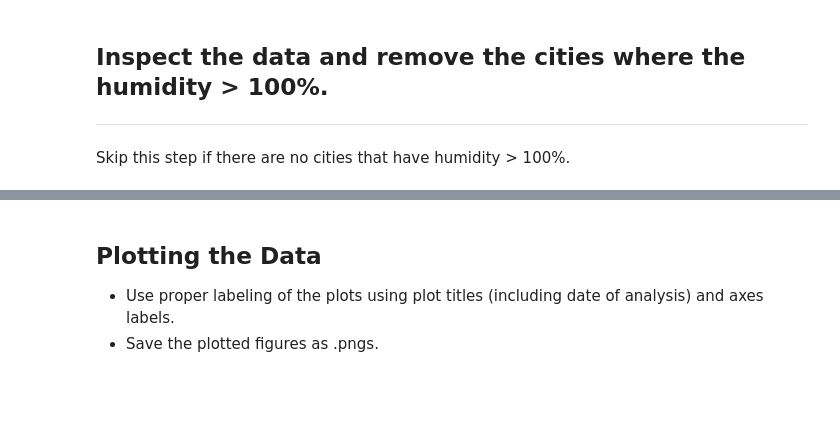
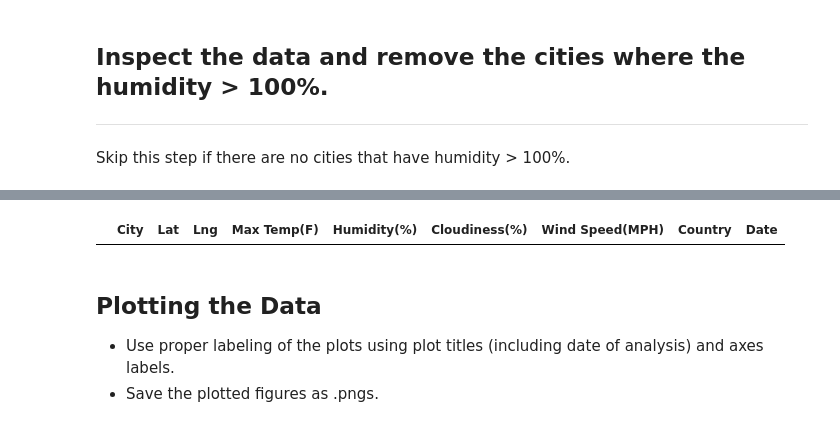
Before and after one commit to kj119/UCI_HomeWork_Jiang, a Jupyter notebook: Python-API-Challenge/WeatherPy/WeatherPy.ipynb, the cells around one changed output, grey strips where cells are left out. Saved outputs shown, nothing was run; the diff lists cells and outputs as text; code cells hidden in the pictures; blank space fills up the shorter version.

```diff
--- a/Python-API-Challenge/WeatherPy/WeatherPy.ipynb
+++ b/Python-API-Challenge/WeatherPy/WeatherPy.ipynb
@@ -163,3 +141,9 @@ Int64Index([], dtype='int64')
+# %%
+# checks to see if there are cities with humidity > 100%
+over_100 = city_list_df.loc[city_list_df['Humidity(%)'] > 100]
+over_100
+# %% [output]
+|  | City | Lat | Lng | Max Temp(F) | Humidity(%) | Cloudiness(%) | Wind Speed(MPH) | Country | Date |
 # %% [markdown]
 ## Plotting the Data
 * Use proper labeling of the plots using plot titles (including date of analysis) and axes labels.
```
Also changed, not shown: parts of 9 cells of this notebook, 1 other file.
